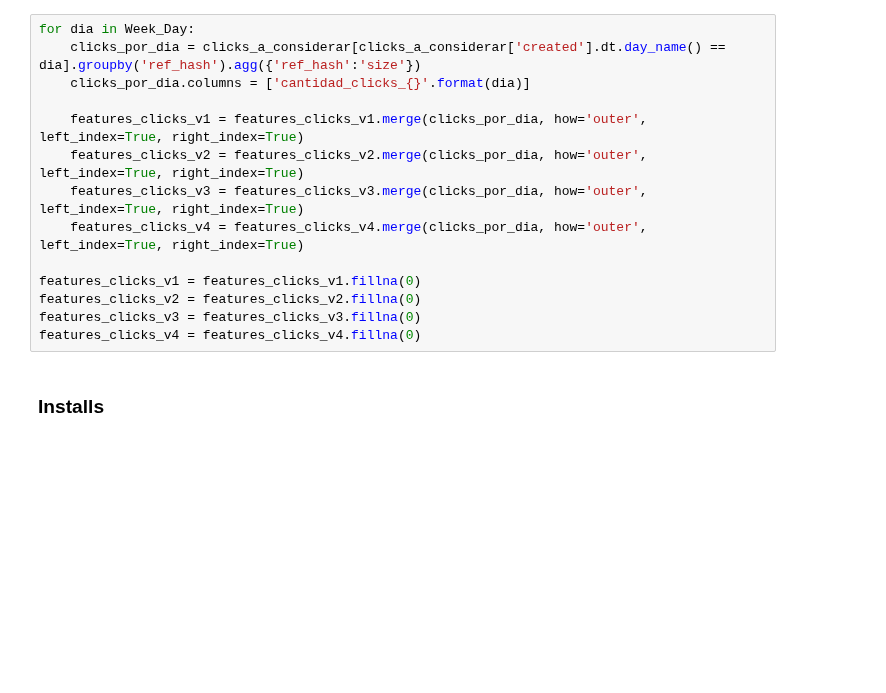
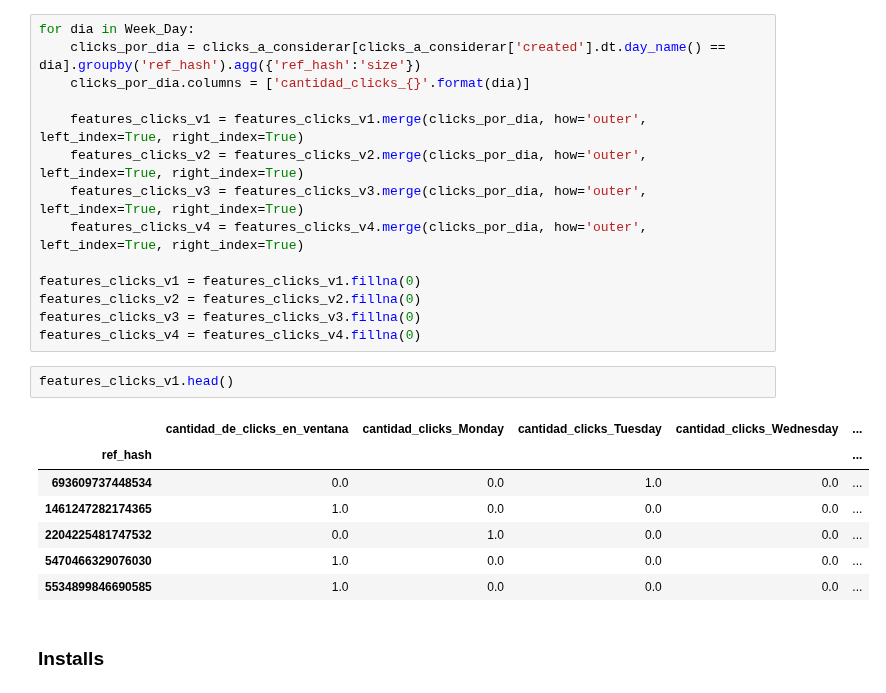
Before and after one commit to alepenaa94/Datos_2019_tp2, a Jupyter notebook: Algoritmos_ML/pruebaASD.ipynb, the cells around one changed output. Cells and saved outputs as stored; diff of their text form; blank space fills up the shorter version.

```diff
--- a/Algoritmos_ML/pruebaASD.ipynb
+++ b/Algoritmos_ML/pruebaASD.ipynb
@@ -188,6 +198,16 @@ features_clicks_v1 = features_clicks_v1.fillna(0)
 features_clicks_v2 = features_clicks_v2.fillna(0)
 features_clicks_v3 = features_clicks_v3.fillna(0)
 features_clicks_v4 = features_clicks_v4.fillna(0)
+# %%
+features_clicks_v1.head()
+# %% [output]
+|  | cantidad_de_clicks_en_ventana | cantidad_clicks_Monday | cantidad_clicks_Tuesday | cantidad_clicks_Wednesday | ... |
+| ref_hash |  |  |  |  | ... |
+| 693609737448534 | 0.0 | 0.0 | 1.0 | 0.0 | ... |
+| 1461247282174365 | 1.0 | 0.0 | 0.0 | 0.0 | ... |
+| 2204225481747532 | 0.0 | 1.0 | 0.0 | 0.0 | ... |
+| 5470466329076030 | 1.0 | 0.0 | 0.0 | 0.0 | ... |
+| 5534899846690585 | 1.0 | 0.0 | 0.0 | 0.0 | ... |
 # %% [markdown]
 ### Installs
 # %%
```
Also changed, not shown: parts of 54 cells of this notebook.
